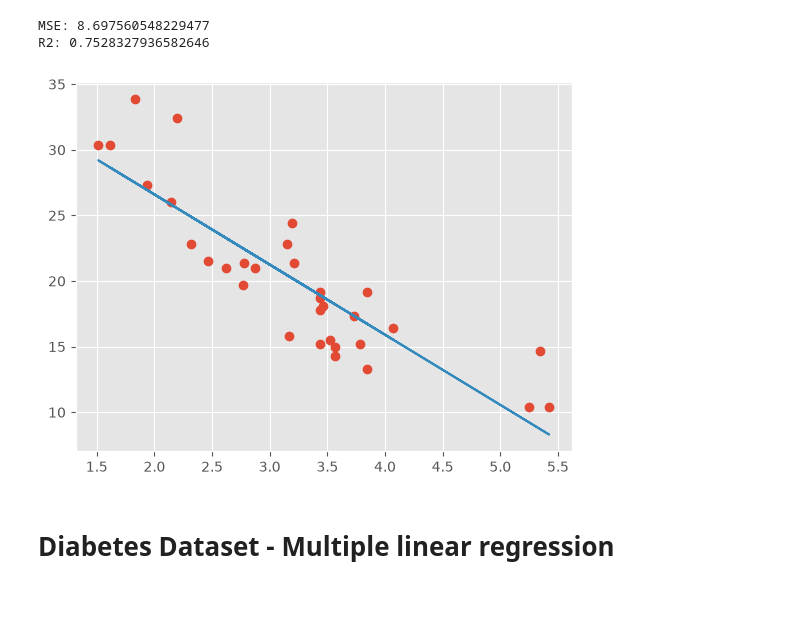
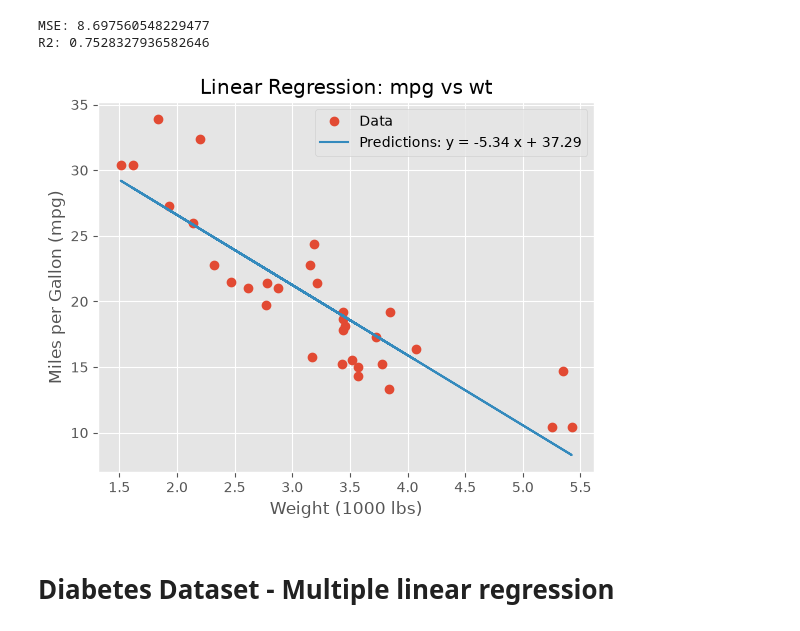
Before and after one commit to irenecelebrin/machine-learning, a Jupyter notebook: course material /class_1/LinearRegression.ipynb, the cells around one changed output. Saved outputs shown, nothing was run; the diff lists cells and outputs as text; code cells hidden in the pictures; blank space fills up the shorter version.

```diff
--- a/course material /class_1/LinearRegression.ipynb
+++ b/course material /class_1/LinearRegression.ipynb
@@ -353,12 +373,17 @@ print("R2:",r2(b,pred))
 # %% [output]
 MSE: 8.697560548229477
 R2: 0.7528327936582646
-# %%
-plt.plot(A,b,'o')
-plt.plot(A,pred)
-plt.show()
-# %% [output]
-[figure, removed]
+# %%
+# plot values and predictions
+plt.plot(A,b,'o')
+plt.plot(A,pred)
+plt.title("Linear Regression: mpg vs wt")
+plt.xlabel("Weight (1000 lbs)")
+plt.ylabel("Miles per Gallon (mpg)")
+plt.legend(["Data","Predictions: y = -5.34 x + 37.29"])
+plt.show()
+# %% [output]
+[figure, added]
 # %% [markdown]
 # Diabetes Dataset - Multiple linear regression
 # %% [markdown]
```
Also changed, not shown: parts of 24 cells of this notebook.
